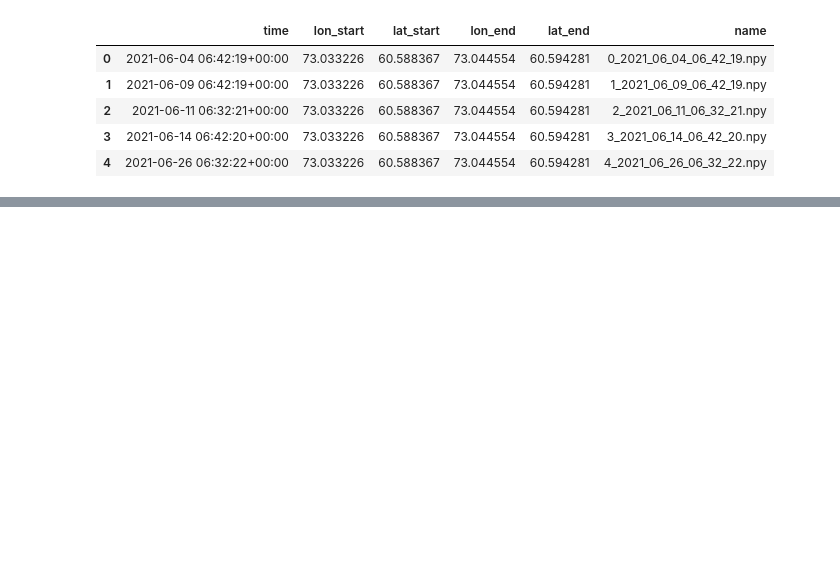
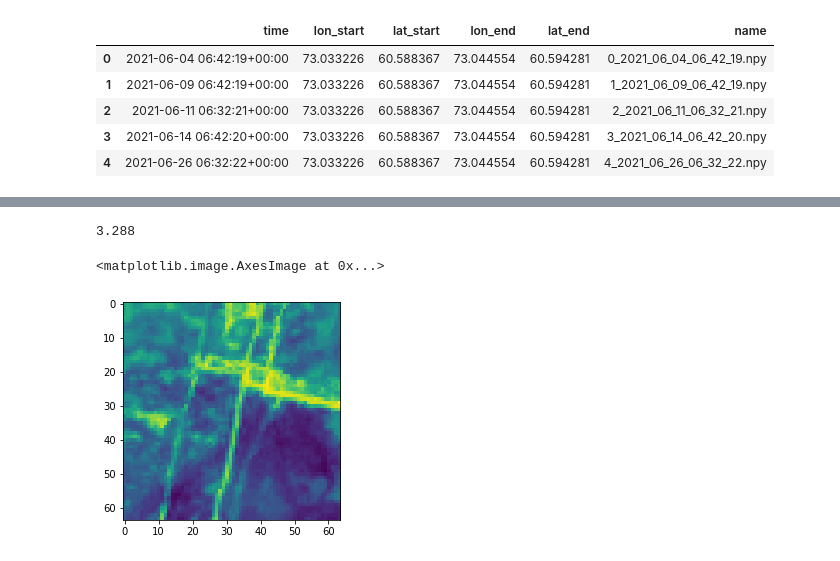
Before and after one commit to buugaaga/pobeda, a Jupyter notebook: notebooks/regression.ipynb, the cells around one changed output, grey strips where cells are left out. Drawn from its saved outputs; the diff is of its cells as text; code cells hidden in the pictures; blank space fills up the shorter version.

```diff
--- a/notebooks/regression.ipynb
+++ b/notebooks/regression.ipynb
@@ -267,0 +255,12 @@ CLP - -1.277699
+# %%
+folder = 'pipes_frames'
+np_pipe_frames = None
+for i in range(0, 200):
+    np_array = np.load('dataset/' + folder + '/' + pipes_df.iloc[i, 5])[None, ...]
+    np_pipe_frames = (np.vstack((np_pipe_frames, np_array)) if (np_pipe_frames is not None) else np_array)
+# %%
+folder = 'spills_frames'
+np_spills_frames = None
+for i in range(0, 200):
+    np_array = np.load('dataset/' + folder + '/' + spills_df.iloc[i, 5])[None, ...]
+    np_spills_frames = (np.vstack((np_spills_frames, np_array)) if (np_spills_frames is not None) else np_array)
@@ -267,0 +288,22 @@ CLP - -1.277699
+# %%
+FRAME = 6
+test_frame = pd.DataFrame(np_spills_frames[FRAME].reshape((4096, 19)), columns = ['band_1', 'band_2', 'band_3', 'band_4', 'band_5', 'band_6', 'band_7',
+       'band_8', 'band_9', 'band_10', 'band_11', 'band_12', 'band_13',
+       'band_14', 'band_15', 'band_16', 'band_17', 'band_18', 'band_19'])
+img_frame = test_frame[[ 'band_2', 'band_3', 'band_4']]
+img_frame = np.array(img_frame).reshape((64, 64, 3))
+max_element = np.amax(img_frame)
+img_frame = (img_frame/max_element * 255).astype(int)
+# b5_frame = (test_frame['band_8'] - test_frame['band_4'])/(test_frame['band_8'] + test_frame['band_4'])
+b5_frame = (test_frame['band_8'] - test_frame['band_4'])/(test_frame['band_8'] + test_frame['band_4'])
+# b5_frame = test_frame['band_5']
+# b5_frame = test_frame['band_11']
+b5_frame = np.array(b5_frame).reshape((64, 64, 1))
+print(max_element)
+max_element = 3 #np.amax(b5_frame)
+
+b5_frame = (b5_frame/max_element * 255).astype('uint8')
+# %% [output]
+3.288
+# %%
+b5_prediction = (-b5_frame+255)/255
@@ -267,0 +314,5 @@ CLP - -1.277699
+# %%
+plt.imshow(b5_prediction)
+# %% [output]
+<matplotlib.image.AxesImage at 0x...>
+[figure, added]
```
Also changed, not shown: parts of 62 cells of this notebook, 3 other files.
